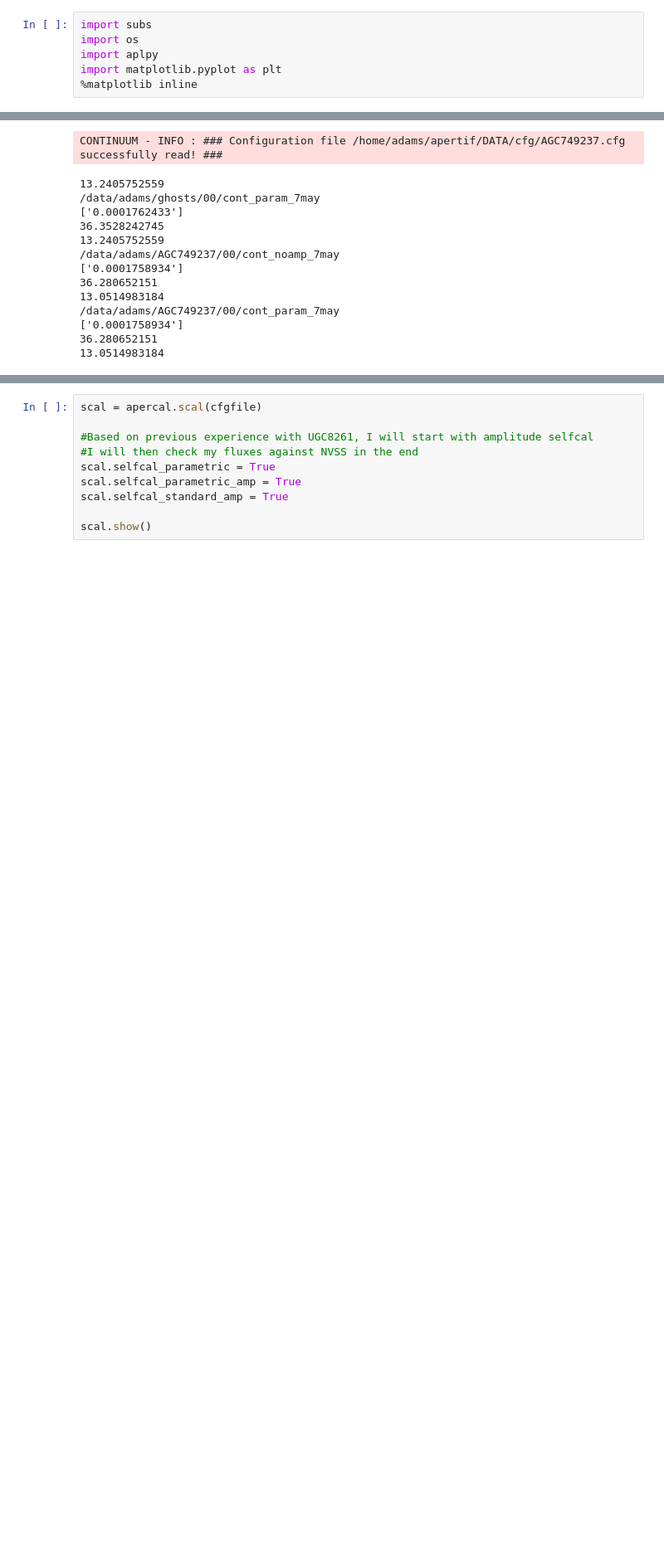
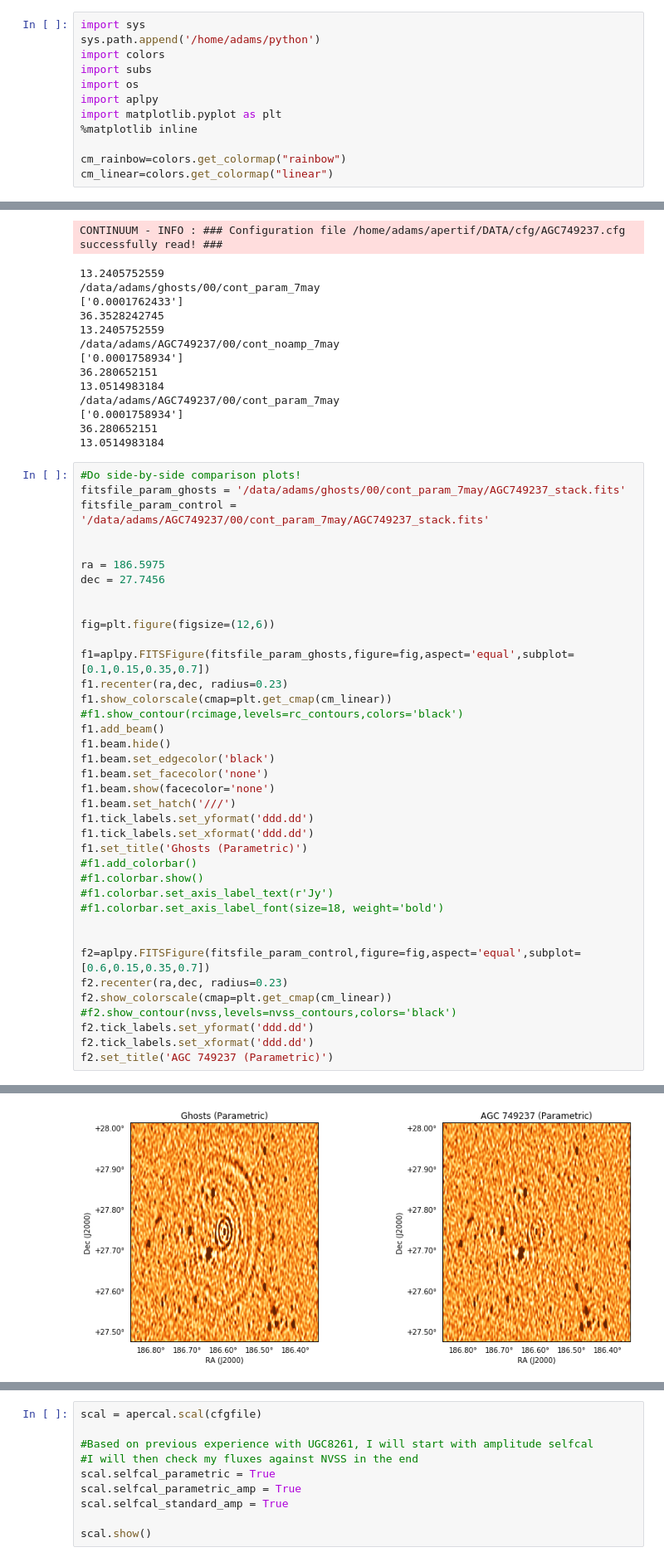
Before and after one commit to eakadams/apertif, a Jupyter notebook: DATA/Ghosts - AGC749237.ipynb, the cells around one changed output, grey strips where cells are left out. Shown at 83% size. Drawn from its saved outputs; the diff is of its cells as text; blank space fills up the shorter version.

Commit message:
Ghosts vs control comparison

```diff
--- a/DATA/Ghosts - AGC749237.ipynb
+++ b/DATA/Ghosts - AGC749237.ipynb
@@ -29,11 +29,17 @@ root - INFO : tail -n +1 -f /home/adams/apertif/DATA/logs/ghosts.log
 # %%
 import apercal
 # %%
+import sys
+sys.path.append('/home/adams/python')
+import colors
 import subs
 import os
 import aplpy
 import matplotlib.pyplot as plt
 %matplotlib inline
+
+cm_rainbow=colors.get_colormap("rainbow")
+cm_linear=colors.get_colormap("linear")
 # %%
 cfgfile ='/home/adams/apertif/DATA/cfg/ghosts.cfg'
 cfg749237 = '/home/adams/apertif/DATA/cfg/AGC749237.cfg'
@@ -544,3 +550,42 @@ CONTINUUM - INFO : ### Configuration file /home/adams/apertif/DATA/cfg/AGC749237
 ['0.0001758934']
 36.280652151
 13.0514983184
+# %%
+#Do side-by-side comparison plots!
+fitsfile_param_ghosts = '/data/adams/ghosts/00/cont_param_7may/AGC749237_stack.fits'
+fitsfile_param_control = '/data/adams/AGC749237/00/cont_param_7may/AGC749237_stack.fits'
+
+
+ra = 186.5975
+dec = 27.7456
+
+
+fig=plt.figure(figsize=(12,6))
+
+f1=aplpy.FITSFigure(fitsfile_param_ghosts,figure=fig,aspect='equal',subplot=[0.1,0.15,0.35,0.7])
+f1.recenter(ra,dec, radius=0.23)
+f1.show_colorscale(cmap=plt.get_cmap(cm_linear))
+#f1.show_contour(rcimage,levels=rc_contours,colors='black')
+f1.add_beam()
+f1.beam.hide()
+f1.beam.set_edgecolor('black')
+f1.beam.set_facecolor('none')
+f1.beam.show(facecolor='none')
+f1.beam.set_hatch('///')
+f1.tick_labels.set_yformat('ddd.dd')
+f1.tick_labels.set_xformat('ddd.dd')
+f1.set_title('Ghosts (Parametric)')
+#f1.add_colorbar()
+#f1.colorbar.show()
+#f1.colorbar.set_axis_label_text(r'Jy')
+#f1.colorbar.set_axis_label_font(size=18, weight='bold')
+
+
+f2=aplpy.FITSFigure(fitsfile_param_control,figure=fig,aspect='equal',subplot=[0.6,0.15,0.35,0.7])
+f2.recenter(ra,dec, radius=0.23)
+f2.show_colorscale(cmap=plt.get_cmap(cm_linear))
+#f2.show_contour(nvss,levels=nvss_contours,colors='black')
+f2.tick_labels.set_yformat('ddd.dd')
+f2.tick_labels.set_xformat('ddd.dd')
+f2.set_title('AGC 749237 (Parametric)')
+# %% [output]
@@ -546,0 +598 @@ CONTINUUM - INFO : ### Configuration file /home/adams/apertif/DATA/cfg/AGC749237
+[figure, added]
```
Also changed, not shown: parts of 6 cells of this notebook, 1 other file.
